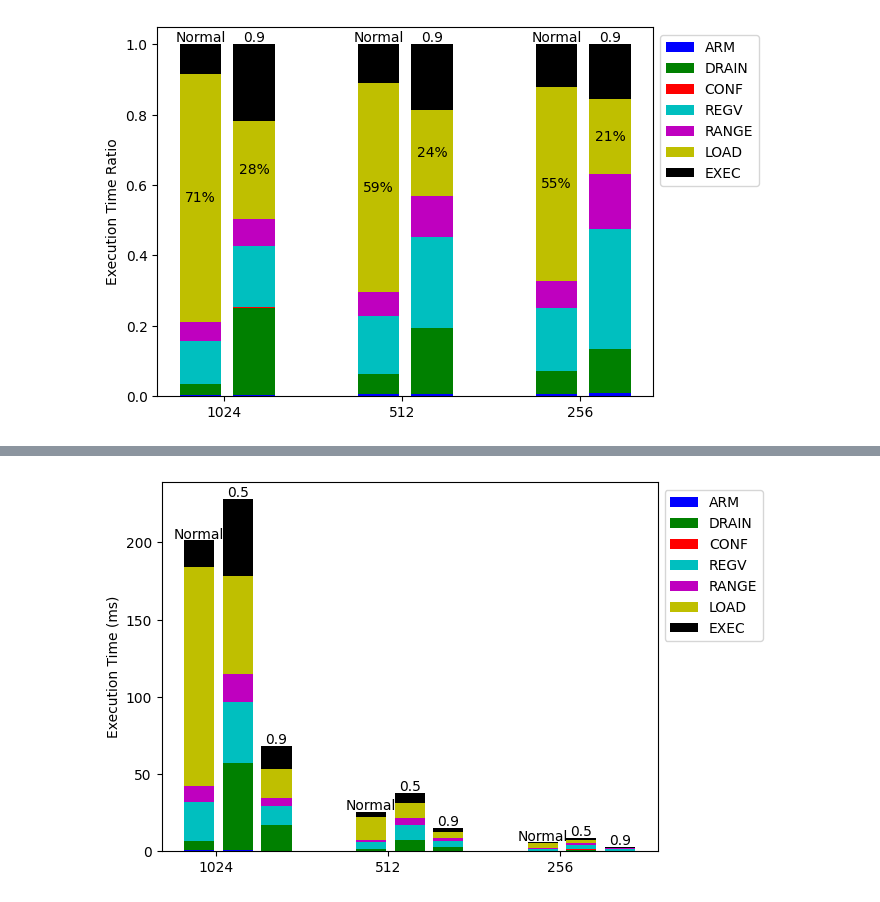
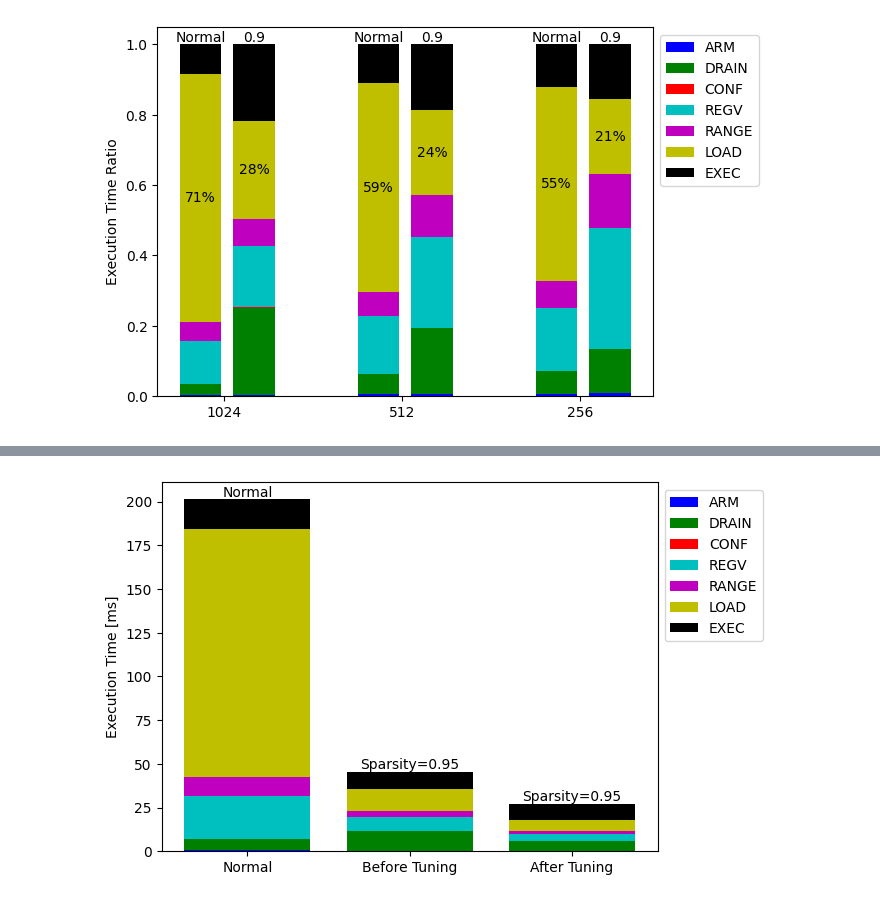
Before and after one commit to taku2365/IMAX_sparse.cent, a Jupyter notebook: src/emax6_sparselib/result_vis.ipynb, the cells around one changed output, grey strips where cells are left out. Cells and saved outputs as stored; diff of their text form; code cells hidden in the pictures.

Commit message:
add graph

```diff
--- a/src/emax6_sparselib/result_vis.ipynb
+++ b/src/emax6_sparselib/result_vis.ipynb
@@ -319,18 +346,18 @@ plt.rcParams.update(plt.rcParamsDefault)
 
 # plt.rcParams["figure.figsize"] = (4, 8)
 df_normal = pd.read_csv('./result_1024_512_256_128_64_32_CHIP1_normal.csv')
-df_normal_1 = df_normal[(df_normal['A_row_size'] == 1024)|(df_normal['A_row_size'] == 512)|(df_normal['A_row_size'] == 256)]
+df_normal_1 = df_normal[(df_normal['A_row_size'] == 1024)]
 
 df_sparse = pd.read_csv('./result_1024_512_256_128_64_32_CHIP1_noAcolblk_ver2_for_change.csv')
 df_sparse_1 = pd.read_csv('./result_1024_512_256_128_64_32_CHIP1_ver2_for_change.csv')
 
-df_sparse_2 = df_sparse[(df_sparse['A_row_size'] == 1024)|(df_sparse['A_row_size'] == 512)|(df_sparse['A_row_size'] == 256)]
-df_sparse_3 = df_sparse_1[(df_sparse_1['A_row_size'] == 1024)|(df_sparse_1['A_row_size'] == 512)|(df_sparse_1['A_row_size'] == 256)]
+df_sparse_2 = df_sparse[(df_sparse['A_row_size'] == 1024)]
+df_sparse_3 = df_sparse_1[(df_sparse_1['A_row_size'] == 1024)]
 # df_sparse_2 = df_sparse[(df_sparse['sparse_rate'] == 0.0)|(df_sparse['sparse_rate'] == 0.5)|(df_sparse['sparse_rate'] == 0.95)|(df_sparse['sparse_rate'] == 0.955)]\
 #     [["sparse_rate","ARM","DRAIN","CONF","REGV","RANGE","LOAD","EXEC","total"]]
 
 
-N = 3
+N = 1
 ARM = df_normal_1["ARM"]/1000000
 DRAIN = df_normal_1["DRAIN"]/1000000
 CONF = df_normal_1["CONF"]/1000000
@@ -339,21 +366,21 @@ RANGE = df_normal_1["RANGE"]/1000000
 LOAD = df_normal_1["LOAD"]/1000000
 EXEC = df_normal_1["EXEC"]/1000000
 
-ARM_09 = df_sparse_2["ARM"][(df_sparse_2['sparse_rate'] == 0.95)]/1000000
-DRAIN_09 = df_sparse_2["DRAIN"][(df_sparse_2['sparse_rate'] == 0.95)]/1000000
-CONF_09 = df_sparse_2["CONF"][(df_sparse_2['sparse_rate'] == 0.95)]/1000000
-REGV_09 = df_sparse_2["REGV"][(df_sparse_2['sparse_rate'] == 0.95)]/1000000
-RANGE_09 = df_sparse_2["RANGE"][(df_sparse_2['sparse_rate'] == 0.95)]/1000000
-LOAD_09 = df_sparse_2["LOAD"][(df_sparse_2['sparse_rate'] == 0.95)]/1000000
-EXEC_09 = df_sparse_2["EXEC"][(df_sparse_2['sparse_rate'] == 0.95)]/1000000
+ARM_095 = df_sparse_2["ARM"][(df_sparse_2['sparse_rate'] == 0.95)]/1000000
+DRAIN_095 = df_sparse_2["DRAIN"][(df_sparse_2['sparse_rate'] == 0.95)]/1000000
+CONF_095 = df_sparse_2["CONF"][(df_sparse_2['sparse_rate'] == 0.95)]/1000000
+REGV_095 = df_sparse_2["REGV"][(df_sparse_2['sparse_rate'] == 0.95)]/1000000
+RANGE_095 = df_sparse_2["RANGE"][(df_sparse_2['sparse_rate'] == 0.95)]/1000000
+LOAD_095 = df_sparse_2["LOAD"][(df_sparse_2['sparse_rate'] == 0.95)]/1000000
+EXEC_095 = df_sparse_2["EXEC"][(df_sparse_2['sparse_rate'] == 0.95)]/1000000
 
-ARM_09_1 = df_sparse_3["ARM"][(df_sparse_3['sparse_rate'] == 0.95)]/1000000
-DRAIN_09_1 = df_sparse_3["DRAIN"][(df_sparse_3['sparse_rate'] == 0.95)]/1000000
-CONF_09_1 = df_sparse_3["CONF"][(df_sparse_3['sparse_rate'] == 0.95)]/1000000
-REGV_09_1 = df_sparse_3["REGV"][(df_sparse_3['sparse_rate'] == 0.95)]/1000000
-RANGE_09_1 = df_sparse_3["RANGE"][(df_sparse_3['sparse_rate'] == 0.95)]/1000000
-LOAD_09_1 = df_sparse_3["LOAD"][(df_sparse_3['sparse_rate'] == 0.95)]/1000000
-EXEC_09_1 = df_sparse_3["EXEC"][(df_sparse_3['sparse_rate'] == 0.95)]/1000000
+ARM_095_1 = df_sparse_3["ARM"][(df_sparse_3['sparse_rate'] == 0.95)]/1000000
+DRAIN_095_1 = df_sparse_3["DRAIN"][(df_sparse_3['sparse_rate'] == 0.95)]/1000000
+CONF_095_1 = df_sparse_3["CONF"][(df_sparse_3['sparse_rate'] == 0.95)]/1000000
+REGV_095_1 = df_sparse_3["REGV"][(df_sparse_3['sparse_rate'] == 0.95)]/1000000
+RANGE_095_1 = df_sparse_3["RANGE"][(df_sparse_3['sparse_rate'] == 0.95)]/1000000
+LOAD_095_1 = df_sparse_3["LOAD"][(df_sparse_3['sparse_rate'] == 0.95)]/1000000
+EXEC_095_1 = df_sparse_3["EXEC"][(df_sparse_3['sparse_rate'] == 0.95)]/1000000
 
 # b	青 (Blue)
 # g	緑 (Green)
@@ -363,7 +390,7 @@ EXEC_09_1 = df_sparse_3["EXEC"][(df_sparse_3['sparse_rate'] == 0.95)]/1000000
 # y	黄 (Yellow)
 # k	黒 (Black)
 # w	白 (White)
-ind = np.arange(N)*2 # the x locations for the groups
+ind = np.arange(N) # the x locations for the groups
 width = 0.35       # the width of the bars
 fig, ax = plt.subplots()
 rects1 = ax.bar(ind, ARM, width, color='b',label="ARM")
@@ -371,47 +398,47 @@ rects2 = ax.bar(ind, DRAIN, width, color='g',bottom=ARM,label="DRAIN")
 rects3 = ax.bar(ind, CONF, width, color='r',bottom=DRAIN+ARM,label="CONF")
 rects4 = ax.bar(ind, REGV, width, color='c',bottom=CONF+DRAIN+ARM,label="REGV")
 rects5 = ax.bar(ind, RANGE, width, color='m',bottom=REGV+CONF+DRAIN+ARM,label="RANGE")
 rects6 = ax.bar(ind, LOAD, width, color='y',bottom=RANGE+REGV+CONF+DRAIN+ARM,label="LOAD")
 rects7 = ax.bar(ind, EXEC, width, color='k',bottom=LOAD+RANGE+REGV+CONF+DRAIN+ARM,label="EXEC")
 for xpos, ypos in zip(np.array(ind), (np.array(LOAD+RANGE+REGV+CONF+DRAIN+ARM+EXEC))):
     plt.text(xpos, ypos+4, "Normal", ha="center", va="center")
 
 xtra_space = 0.1
-rects1 = ax.bar(ind+ width + xtra_space, ARM_05, width, color='b')
-rects2 = ax.bar(ind+ width + xtra_space, DRAIN_05, width, color='g',bottom=ARM_095)
+rects1 = ax.bar(ind+ width + xtra_space, ARM_095, width, color='b')
+rects2 = ax.bar(ind+ width + xtra_space, DRAIN_095, width, color='g',bottom=ARM_095)
 rects3 = ax.bar(ind+ width + xtra_space, CONF_095, width, color='r',bottom=DRAIN_095+ARM_095)
 rects4 = ax.bar(ind+ width + xtra_space, REGV_095, width, color='c',bottom=CONF_095+DRAIN_095+ARM_095)
 rects5 = ax.bar(ind+ width + xtra_space, RANGE_095, width, color='m',bottom=REGV_095+CONF_095+DRAIN_095+ARM_095)
 rects6 = ax.bar(ind+ width + xtra_space, LOAD_095, width, color='y',bottom=RANGE_095+REGV_095+CONF_095+DRAIN_095+ARM_095)
 rects7 = ax.bar(ind+ width + xtra_space, EXEC_095, width, color='k',bottom=LOAD_095+RANGE_095+REGV_095+CONF_095+DRAIN_095+ARM_095)
 for xpos, ypos in zip(np.array(ind+ width + xtra_space), (np.array(LOAD_095+RANGE_095+REGV_095+CONF_095+DRAIN_095+ARM_095+EXEC_095))):
-    plt.text(xpos, ypos+4, "0.5", ha="center", va="center")
+    plt.text(xpos, ypos+4, "Sparsity=0.95", ha="center", va="center")
 
-rects1 = ax.bar(ind+ width*2 + xtra_space*2, ARM_09, width, color='b')
-rects2 = ax.bar(ind+ width*2 + xtra_space*2, DRAIN_09, width, color='g',bottom=ARM_09)
-rects3 = ax.bar(ind+ width*2 + xtra_space*2, CONF_09, width, color='r',bottom=DRAIN_09+ARM_09)
-rects4 = ax.bar(ind+ width*2 + xtra_space*2, REGV_09, width, color='c',bottom=CONF_09+DRAIN_09+ARM_09)
-rects5 = ax.bar(ind+ width*2 + xtra_space*2, RANGE_09, width, color='m',bottom=REGV_09+CONF_09+DRAIN_09+ARM_09)
-rects6 = ax.bar(ind+ width*2 + xtra_space*2, LOAD_09, width, color='y',bottom=RANGE_09+REGV_09+CONF_09+DRAIN_09+ARM_09)
-rects7 = ax.bar(ind+ width*2 + xtra_space*2, EXEC_09, width, color='k',bottom=LOAD_09+RANGE_09+REGV_09+CONF_09+DRAIN_09+ARM_09)
-for xpos, ypos in zip(np.array(ind+ 2*width + 2*xtra_space), (np.array(LOAD_09+RANGE_09+REGV_09+CONF_09+DRAIN_09+ARM_09+EXEC_09))):
-    plt.text(xpos, ypos+4, "0.9", ha="center", va="center")
+rects1 = ax.bar(ind+ width*2 + xtra_space*2, ARM_095_1, width, color='b')
+rects2 = ax.bar(ind+ width*2 + xtra_space*2, DRAIN_095_1, width, color='g',bottom=ARM_095_1)
+rects3 = ax.bar(ind+ width*2 + xtra_space*2, CONF_095_1, width, color='r',bottom=DRAIN_095_1+ARM_095_1)
+rects4 = ax.bar(ind+ width*2 + xtra_space*2, REGV_095_1, width, color='c',bottom=CONF_095_1+DRAIN_095_1+ARM_095_1)
+rects5 = ax.bar(ind+ width*2 + xtra_space*2, RANGE_095_1, width, color='m',bottom=REGV_095_1+CONF_095_1+DRAIN_095_1+ARM_095_1)
+rects6 = ax.bar(ind+ width*2 + xtra_space*2, LOAD_095_1, width, color='y',bottom=RANGE_095_1+REGV_095_1+CONF_095_1+DRAIN_095_1+ARM_095_1)
+rects7 = ax.bar(ind+ width*2 + xtra_space*2, EXEC_095_1, width, color='k',bottom=LOAD_095_1+RANGE_095_1+REGV_095_1+CONF_095_1+DRAIN_095_1+ARM_095_1)
+for xpos, ypos in zip(np.array(ind+ 2*width + 2*xtra_space), (np.array(LOAD_095_1+RANGE_095_1+REGV_095_1+CONF_095_1+DRAIN_095_1+ARM_095_1+EXEC_095_1))):
+    plt.text(xpos, ypos+4, "Sparsity=0.95", ha="center", va="center")
 # for xpos, ypos, yval in zip(x, y1/2, y1):
 #     plt.text(xpos, ypos, "%.1f".format(yval), ha="center", va="center")
 # for xpos, ypos, yval in zip(x, y1+y2/2, y2):
 #     plt.text(xpos, ypos, "%.1f"%yval, ha="center", va="center")
 # for xpos, ypos, yval in zip(x, y1+y2+y3/2, y3):
 #     plt.text(xpos, ypos, "%.1f"%yval, ha="center", va="center")
 # # add text annotation corresponding to the "total" value of each bar
 # for xpos, ypos, yval in zip(x, y1+y2+y3, snum):
 #     plt.text(xpos, ypos, "N=%d"%yval, ha="center", va="bottom")
 # add some text for labels, title and axes ticks
-ax.set_ylabel('Execution Time (ms)')
+ax.set_ylabel('Execution Time [ms]')
 # ax.set_title('Population: Age Structure')
-
-ax.set_xticks(ind+width-0.15)
-ax.set_xticklabels( ("1024","512","256") )
+xticks_label =  np.arange(3)*0.45
+ax.set_xticks(xticks_label)
+ax.set_xticklabels(["Normal","Before Tuning","After Tuning"])
 plt.legend(loc="lower left",bbox_to_anchor=(1,0.55))
 plt.show()
 # %% [output]
-[figure, old version]
+[figure, new version]
```
Also changed, not shown: parts of 8 cells of this notebook, 3 other files.
